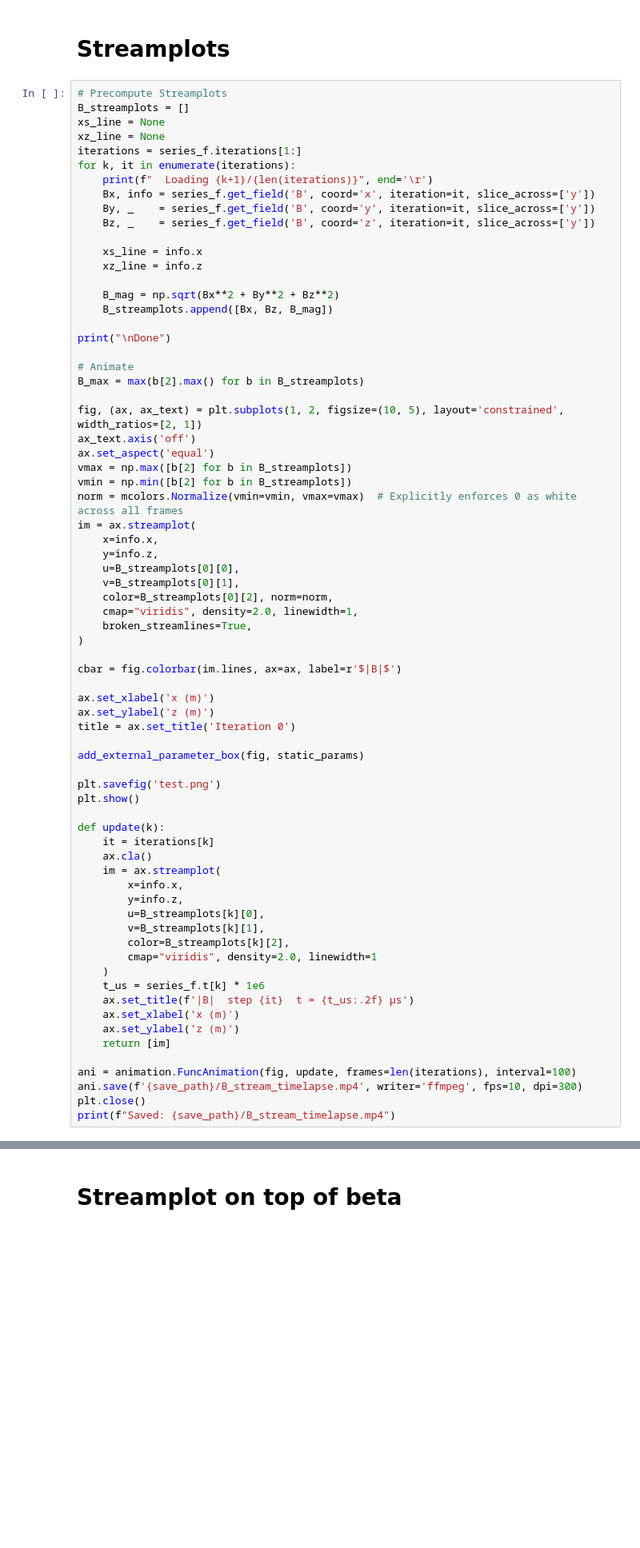
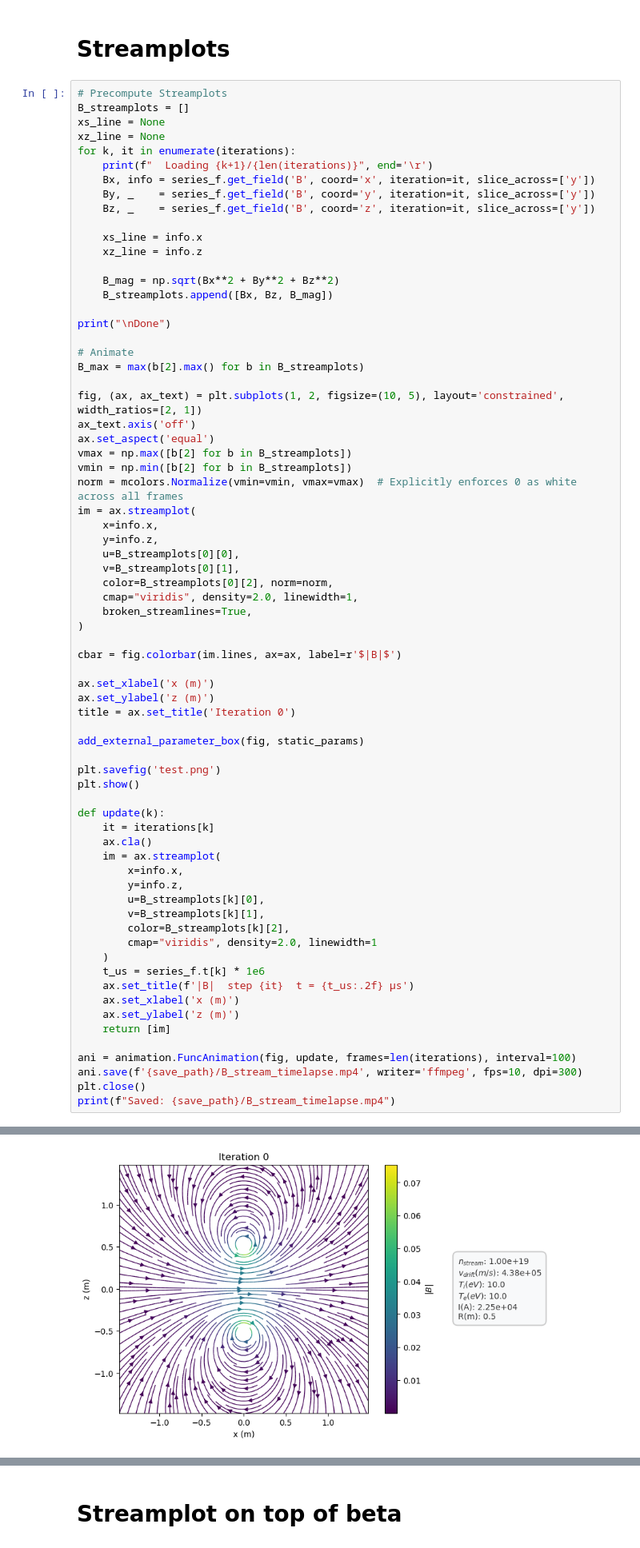
Before and after one commit to Justyunsart/WarpX_Polywell, a Jupyter notebook: postprocess/postprocess_single_coil_official_clean.ipynb, the cells around one changed output, grey strips where cells are left out. Shown at 80% size. Drawn from its saved outputs; the diff is of its cells as text; blank space fills up the shorter version.

```diff
--- a/postprocess/postprocess_single_coil_official_clean.ipynb
+++ b/postprocess/postprocess_single_coil_official_clean.ipynb
@@ -279,7 +489,6 @@ print(f"Saved: {save_path}/B_lineout_timelapse.mp4")
 B_streamplots = []
 xs_line = None
 xz_line = None
-iterations = series_f.iterations[1:]
 for k, it in enumerate(iterations):
     print(f"  Loading {k+1}/{len(iterations)}", end='\r')
     Bx, info = series_f.get_field('B', coord='x', iteration=it, slice_across=['y'])
@@ -345,3 +554,4 @@ ani = animation.FuncAnimation(fig, update, frames=len(iterations), interval=100)
 ani.save(f'{save_path}/B_stream_timelapse.mp4', writer='ffmpeg', fps=10, dpi=300)
 plt.close()
 print(f"Saved: {save_path}/B_stream_timelapse.mp4")
+# %% [output]
@@ -347,0 +560 @@ print(f"Saved: {save_path}/B_stream_timelapse.mp4")
+[figure, added]
```
Also changed, not shown: parts of 23 cells of this notebook.
